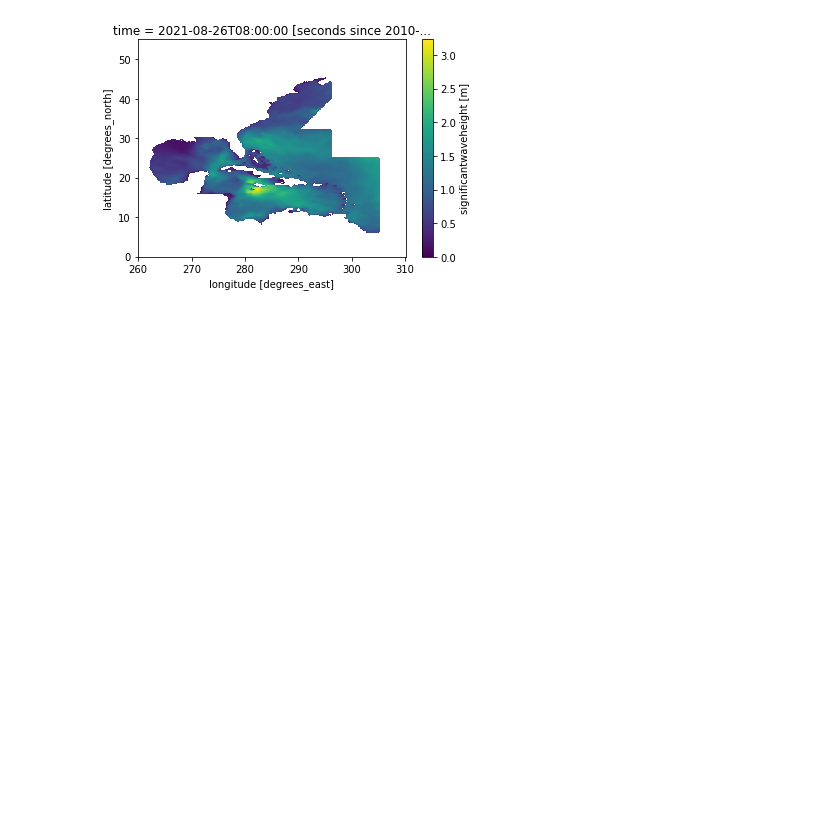
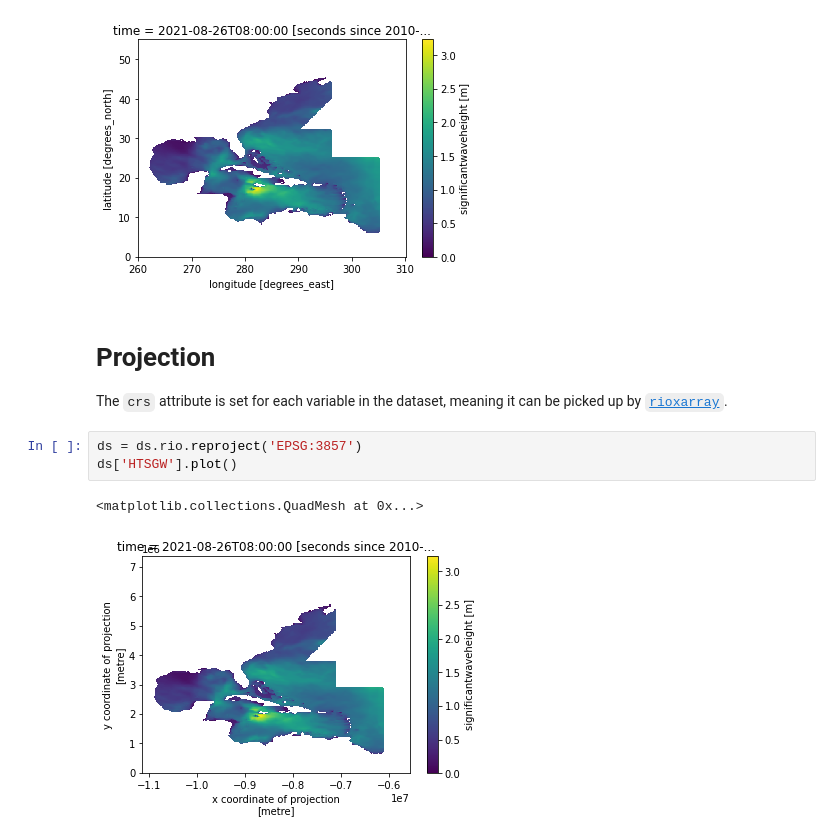
Before and after one commit to mpiannucci/gribberish, a Jupyter notebook: python/examples/xarray_usage.ipynb, the cells around one changed output. Drawn from its saved outputs; the diff is of its cells as text; blank space fills up the shorter version.

```diff
--- a/python/examples/xarray_usage.ipynb
+++ b/python/examples/xarray_usage.ipynb
@@ -27,3 +33,13 @@ ds['HTSGW'].plot()
 # %% [output]
 <matplotlib.collections.QuadMesh at 0x...>
 [figure]
+# %% [markdown]
+# Projection
+
+The `crs` attribute is set for each variable in the dataset, meaning it can be picked up by [`rioxarray`](https://corteva.github.io/rioxarray/stable/index.html).
+# %%
+ds = ds.rio.reproject('EPSG:3857')
+ds['HTSGW'].plot()
+# %% [output]
+<matplotlib.collections.QuadMesh at 0x...>
+[figure, added]
```
Also changed, not shown: parts of 3 cells of this notebook, 2 other files.
